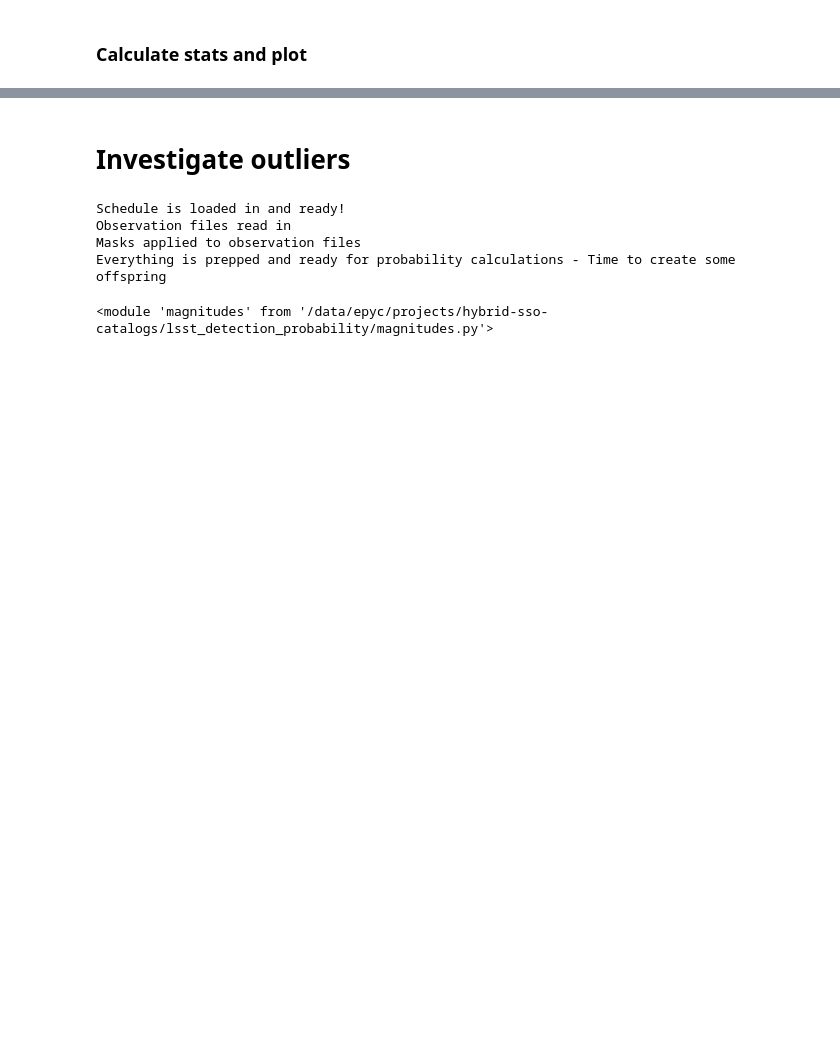
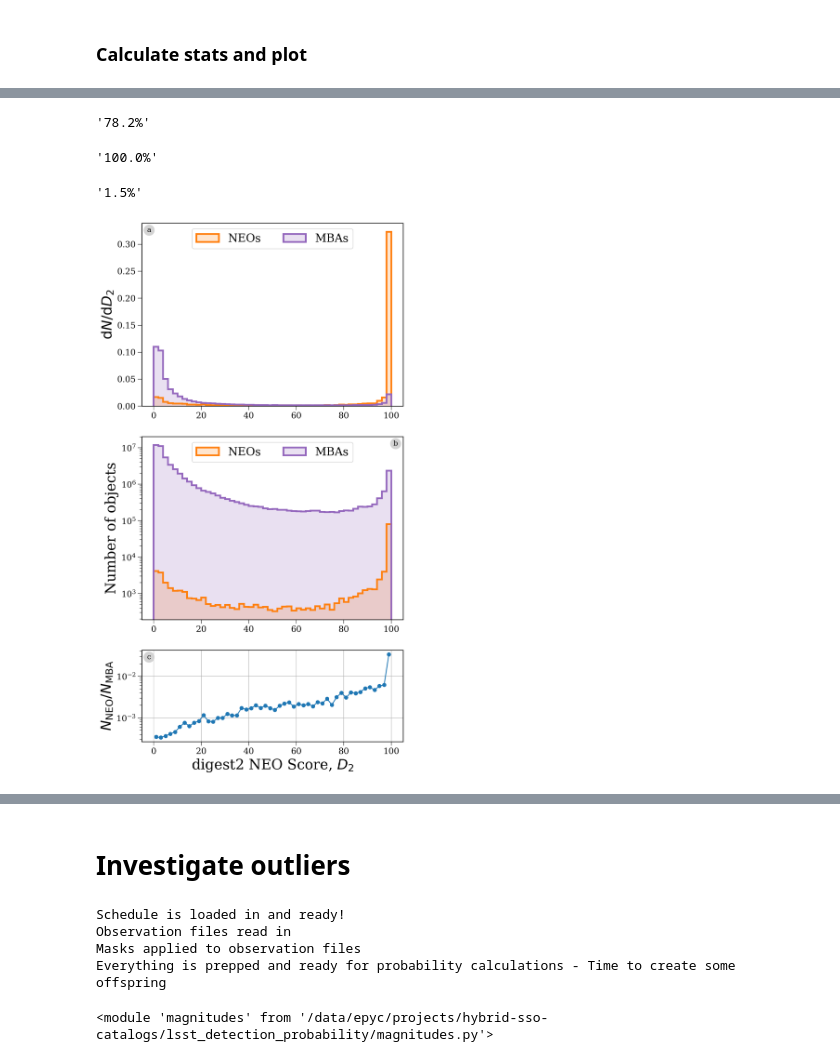
Before and after one commit to dirac-institute/hybrid_sso_catalogue, a Jupyter notebook: lsst_detection_probability/Predict misses.ipynb, the cells around one changed output, grey strips where cells are left out. Saved outputs shown, nothing was run; the diff lists cells and outputs as text; code cells hidden in the pictures; blank space fills up the shorter version.

```diff
--- a/lsst_detection_probability/Predict misses.ipynb
+++ b/lsst_detection_probability/Predict misses.ipynb
@@ -256,0 +333,11 @@ Overall success rate: 76.92%
+# %%
+v_mag = np.ones(len(mba_obs)) * np.inf
+for filter_letter in "ugrizy":
+    print(filter_letter)
+    filter_mask = mba_obs["filter"] == filter_letter
+    if filter_mask.any():
+        v_mag[filter_mask] = magnitudes.convert_colour_mags(mba_obs[filter_mask]["MaginFilter"],
+                                                         out_colour=filter_letter,
+                                                         in_colour="V", convention="LSST",
+                                                         asteroid_type="C")
+mba_obs["v_mag"] = v_mag
@@ -256,0 +351,5 @@ Overall success rate: 76.92%
+# %%
+obs_hexs = np.concatenate((neo_obs.index.unique().values, mba_obs.index.unique().values))
+# %%
+%%time
+s3m_matches = s3m_cart[s3m_cart["hex_id"].isin(obs_hexs)]
@@ -256,0 +359,3 @@ Overall success rate: 76.92%
+# %%
+neo_obs = neo_obs.join(other=s3m_matches["H"], on="ObjID")
+mba_obs = mba_obs.join(other=s3m_matches["H"], on="ObjID")
@@ -256,0 +428,17 @@ Overall success rate: 76.92%
+# %%
+f'{len(neo_obs[neo_obs["scores"] >= 65]) / len(neo_obs) * 100:1.1f}%'
+# %% [output]
+'78.2%'
+# %%
+f'{len(mba_obs[mba_obs["scores"] >= 65]) / len(mba_obs) * 100:1.1f}%'
+# %% [output]
+'100.0%'
+# %%
+f'{len(neo_obs[neo_obs["scores"] >= 65]) / len(mba_obs[mba_obs["scores"] >= 65]) * 100:1.1f}%'
+# %% [output]
+'1.5%'
+# %%
+%%time
+compare_hists("scores", r"digest2 NEO Score, $D_2$", r"$D_2$", neo_obs, mba_obs, density="both", bins=np.linspace(0, 100, 51), figsize=(8, 16), save_plot="../paper/figures/digest2_pollution.pdf")
+# %% [output]
+[figure, added]
```
Also changed, not shown: parts of 45 cells of this notebook, 16 other files.
